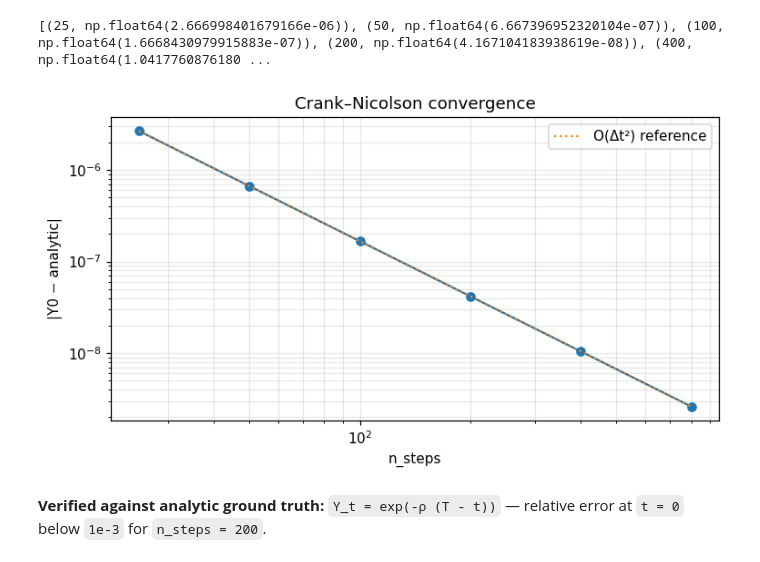
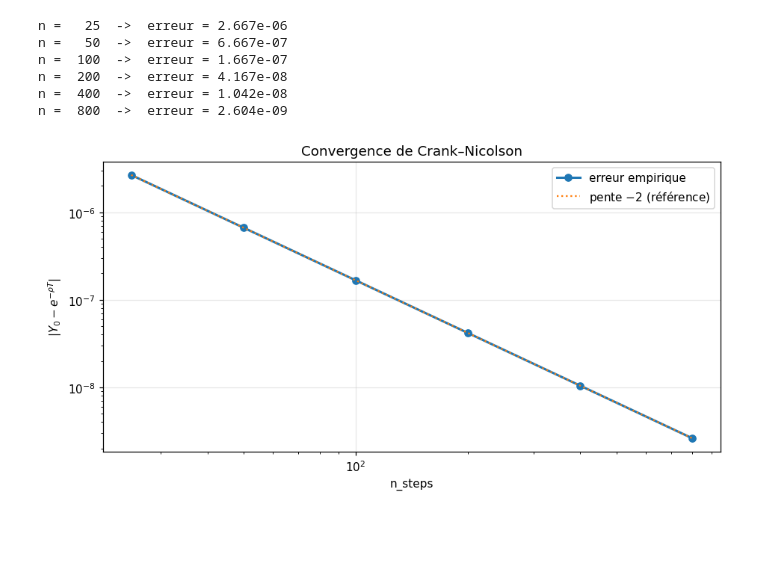
Before and after one commit to ThotDjehuty/optimiz-rs, a Jupyter notebook: examples/notebooks/10_bsde.ipynb, the cells around one changed output. Saved outputs shown, nothing was run; the diff lists cells and outputs as text; code cells hidden in the pictures; blank space fills up the shorter version.

```diff
--- a/examples/notebooks/10_bsde.ipynb
+++ b/examples/notebooks/10_bsde.ipynb
@@ -44,21 +80,25 @@ Crank–Nicolson is second-order in `Δt`.
 # %%
+ns = [25, 50, 100, 200, 400, 800]
 errs = []
-ns = [25, 50, 100, 200, 400, 800]
 for n in ns:
     r = opt.linear_bsde_constant_coeffs(-rho, 0.0, 0.0, 1.0, n, T, 0.5)
     errs.append(abs(r['y'][0] - np.exp(-rho * T)))
-print(list(zip(ns, errs)))
+for n, e in zip(ns, errs):
+    print(f"n = {n:4d}  ->  erreur = {e:.3e}")
+
+fig, ax = plt.subplots()
+ax.loglog(ns, errs, 'o-', lw=2, label='erreur empirique')
+ax.loglog(ns, [errs[0] * (ns[0] / n) ** 2 for n in ns], ':',
+          label=r'pente $-2$ (référence)')
+ax.set_xlabel('n_steps'); ax.set_ylabel(r'$|Y_0 - e^{-\rho T}|$')
+ax.set_title("Convergence de Crank–Nicolson")
+ax.legend()
+fig.tight_layout(); plt.show()
 # %% [output]
-[(25, np.float64(2.666998401679166e-06)), (50, np.float64(6.667396952320104e-07)), (100, np.float64(1.6668430979915883e-07)), (200, np.float64(4.167104183938619e-08)), (400, np.float64(1.0417760876180 ...
+n =   25  ->  erreur = 2.667e-06
+n =   50  ->  erreur = 6.667e-07
+n =  100  ->  erreur = 1.667e-07
+n =  200  ->  erreur = 4.167e-08
+n =  400  ->  erreur = 1.042e-08
+n =  800  ->  erreur = 2.604e-09
+[figure, added]
-# %%
-fig, ax = plt.subplots()
-ax.loglog(ns, errs, 'o-')
-ax.loglog(ns, [errs[0] * (ns[0] / n) ** 2 for n in ns],
-          ':', label='O(Δt²) reference')
-ax.set_xlabel('n_steps'); ax.set_ylabel('|Y0 − analytic|')
-ax.set_title('Crank–Nicolson convergence'); ax.grid(which='both', alpha=0.3); ax.legend()
-fig.tight_layout(); plt.show()
-# %% [output]
-[figure, removed]
-# %% [markdown]
-**Verified against analytic ground truth:** `Y_t = exp(-ρ (T - t))` — relative error at `t = 0` below `1e-3` for `n_steps = 200`.
```
Also changed, not shown: parts of 13 cells of this notebook, 17 other files.
